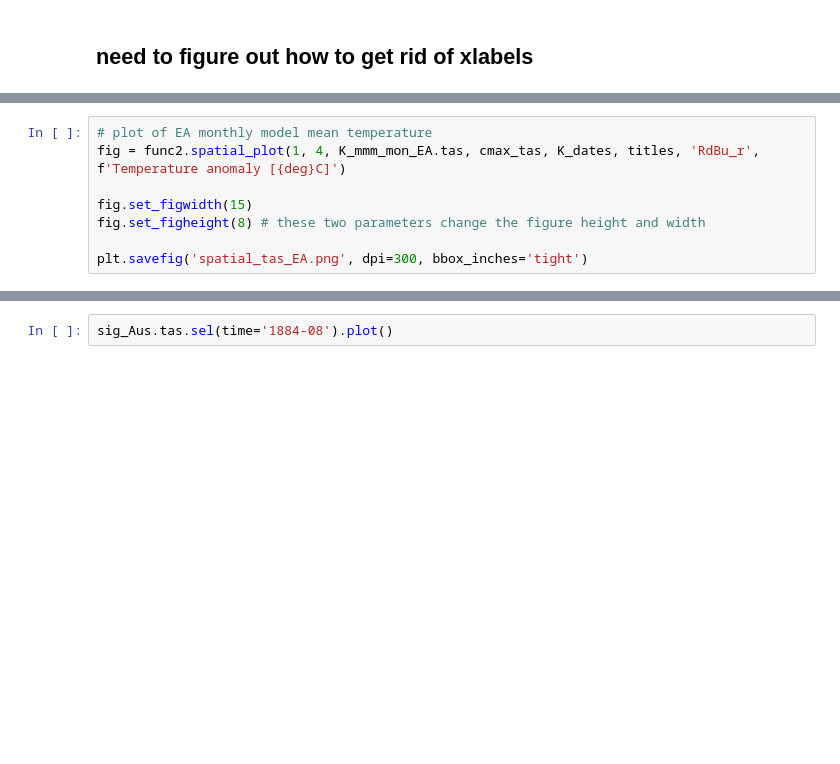
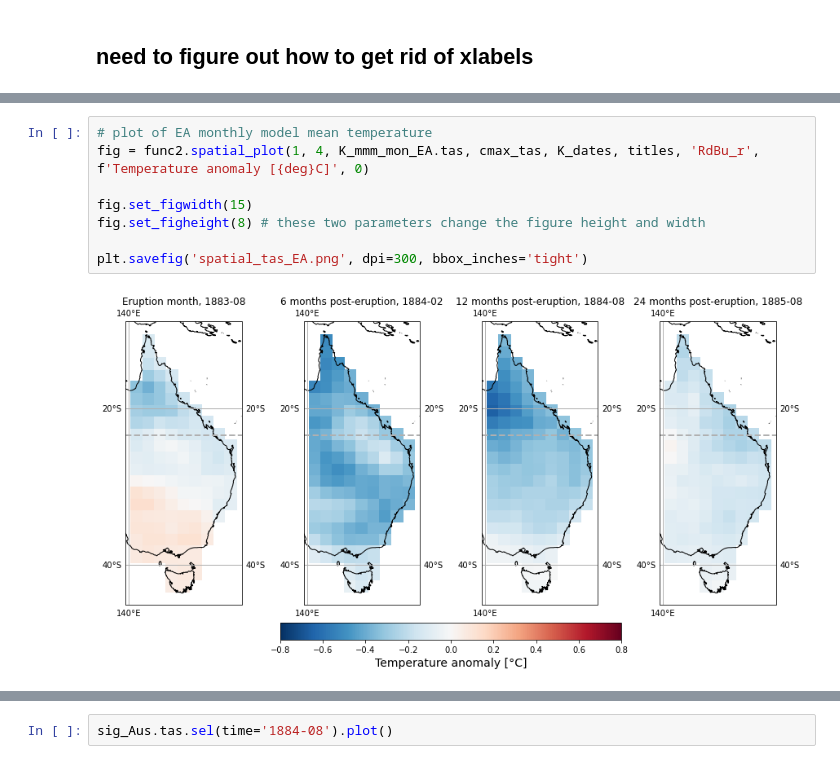
Before and after one commit to kbongi/masters_research, a Jupyter notebook: Spatial_Plots_2020.12.22.ipynb, the cells around one changed output, grey strips where cells are left out. Cells and saved outputs as stored; diff of their text form; blank space fills up the shorter version.

```diff
--- a/Spatial_Plots_2020.12.22.ipynb
+++ b/Spatial_Plots_2020.12.22.ipynb
@@ -210,10 +207,12 @@ AttributeError: 'Figure' object has no attribute 'set_xlim'
 # %%
 # plot of EA monthly model mean temperature
-fig = func2.spatial_plot(1, 4, K_mmm_mon_EA.tas, cmax_tas, K_dates, titles, 'RdBu_r', f'Temperature anomaly [{deg}C]')
+fig = func2.spatial_plot(1, 4, K_mmm_mon_EA.tas, cmax_tas, K_dates, titles, 'RdBu_r', f'Temperature anomaly [{deg}C]', 0)
 
 fig.set_figwidth(15)
 fig.set_figheight(8) # these two parameters change the figure height and width
 
 plt.savefig('spatial_tas_EA.png', dpi=300, bbox_inches='tight')
+# %% [output]
+[figure, added]
 # %%
 # plot of global monthly model mean precipitation
```
Also changed, not shown: parts of 8 cells of this notebook.
